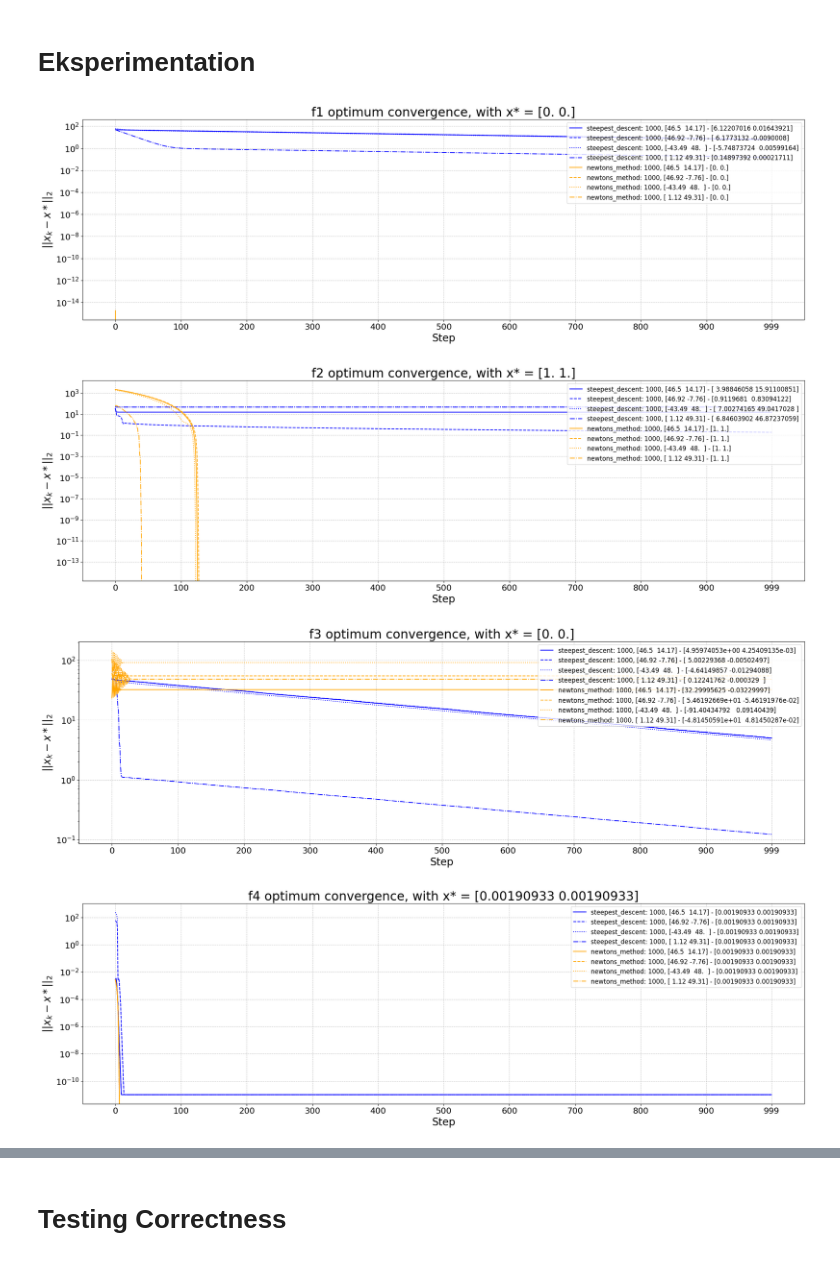
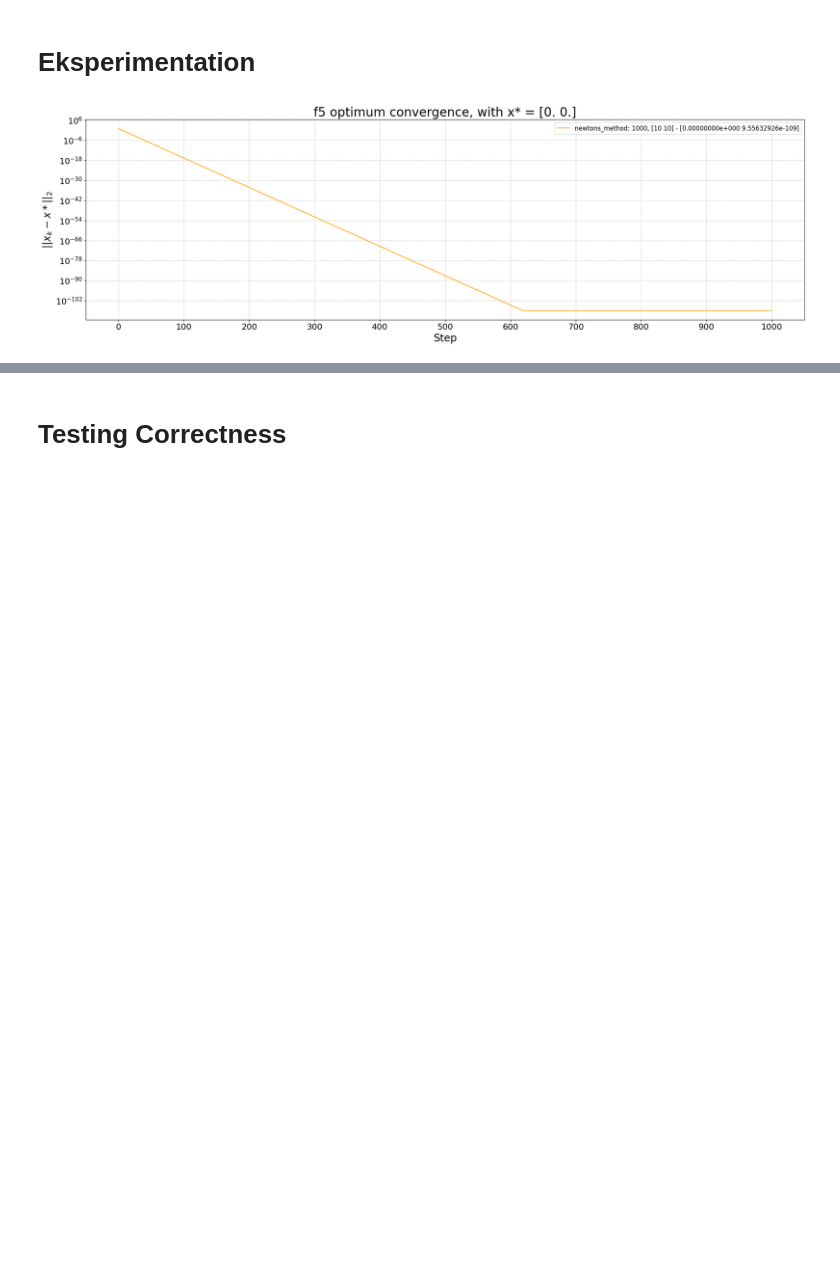
Before and after one commit to mVigholt/NO, a Jupyter notebook: Week 2/Eksperiments.ipynb, the cells around one changed output, grey strips where cells are left out. Cells and saved outputs as stored; diff of their text form; code cells hidden in the pictures; blank space fills up the shorter version.

```diff
--- a/Week 2/Eksperiments.ipynb
+++ b/Week 2/Eksperiments.ipynb
@@ -32,6 +32,7 @@ def steepest_descent(f, df, x0, c1=1e-6, rho=0.5, max_iter=1000):
     x = x0.copy()
     beta = 1.0
     xs=[]
+    xs.append(x)
     for _ in range(max_iter):
         p = -df(x) # p_k = −∇f(x_k);
         alpha = backtrack(f, df, x, p, beta, rho=rho, c1=c1) # α_k = backtrack(x_k,p_k,β_k,c_1,ρ);
@@ -43,6 +44,7 @@ def steepest_descent(f, df, x0, c1=1e-6, rho=0.5, max_iter=1000):
 def newtons_method(f, df, Hf, x0, c1=1e-6, rho=0.5, max_iter=1000):
     x = x0.copy()
     xs=[]
+    xs.append(x)
     for _ in range(max_iter):
         H = Hf(x)
         if is_pos_def(Hf(x)): # if ∇^2 f(x_k) is positive definite then
@@ -117,7 +118,7 @@ def plot_optimizers(F, O, xs):
                     xk = o[1](f[1],f[2],f[3],x0)        # AND HERE !!!!!!!!!!!!!!!!!!!!!!!!!!!!!!!!!!!!!!!!!!!!!!!
                 t = (len(xk) if t < len(xk) else t)
                 N = [np.linalg.norm(v, ord=2) for v in xk-np.full_like(xk, optimal)]
-                label = f"{o[0]}: {len(xk)}, {np.array2string(x0, precision=2)} - {xk[-1]}" #{[f"{x:.2f}" for x in xk[-1]]}
+                label = f"{o[0]}: {len(xk)-1}, {np.array2string(x0, precision=2)} - {xk[-1]}" #{[f"{x:.2f}" for x in xk[-1]]}
                 plt.plot(range(0,len(xk)), N,
                         label=label,
                         color=o[2],
@@ -139,35 +140,33 @@ def plot_optimizers(F, O, xs):
         # Reduce y-axis grid lines
         plt.gca().yaxis.set_major_locator(plt.LogLocator(numticks=10))
         plt.yticks(fontsize=16)
 
         # Only show major grid lines
         plt.grid(True, which='major', linestyle='--', alpha=0.7)
         plt.grid(False, which='minor')
         plt.show()
         # plt.savefig(f'{idx}.png', bbox_inches='tight', dpi=300)
         # plt.close()
 
 F1 = np.array(["f1", f1, df1, Hf1])
 F2 = np.array(["f2", f2, df2, Hf2])
 F3 = np.array(["f3", f3, df3, Hf3])
 F4 = np.array(["f4", f4, df4, Hf4])
 F5 = np.array(["f5", f5, df5, Hf5])
 F = np.array([F1, F2, F3, F4, F5])
 
 O1 = np.array(["steepest_descent", steepest_descent, 'blue'])
 O2 = np.array(["newtons_method", newtons_method, 'orange'])
 O = np.array([O1, O2])
 
 xs = []
 for _ in range(4):
     # xs.append(np.random.normal(0, 10, size=2))
     xs.append(np.random.uniform(-50, 50+1, size=2))
     # xs.append(np.random.randint(-10, 10+1, size=2))
     #np.ones(2)
 
-plot_optimizers(F, O, xs)
+#plot_optimizers(F, O, xs)
+plot_optimizers([F5], [O2], [np.array([10, 10])])
 # %% [output]
-[figure, old version]
+[figure, new version]
-[figure, removed]
-[figure, removed]
-[figure, removed]
```
Also changed, not shown: parts of 2 cells of this notebook.
